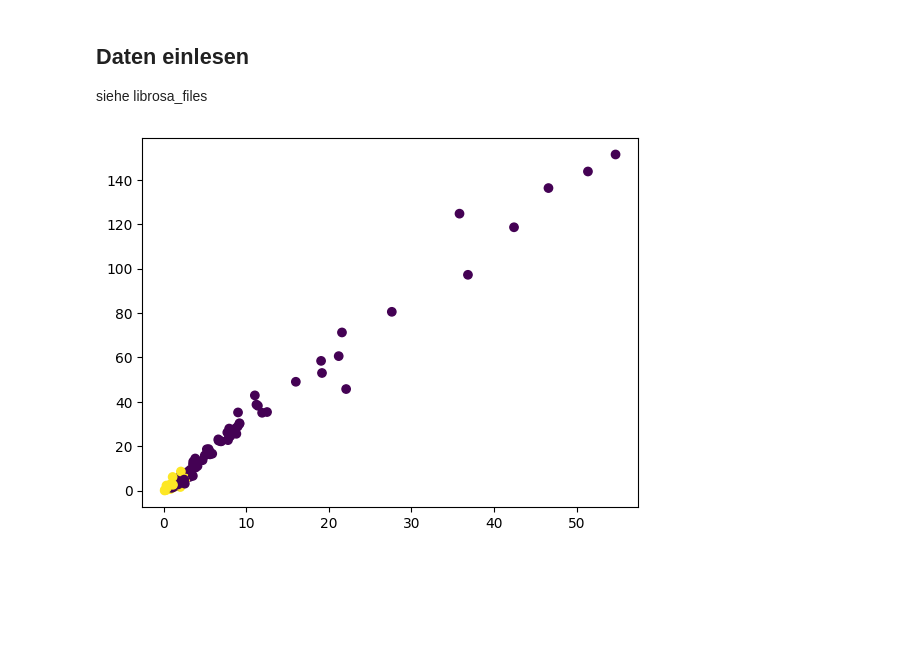
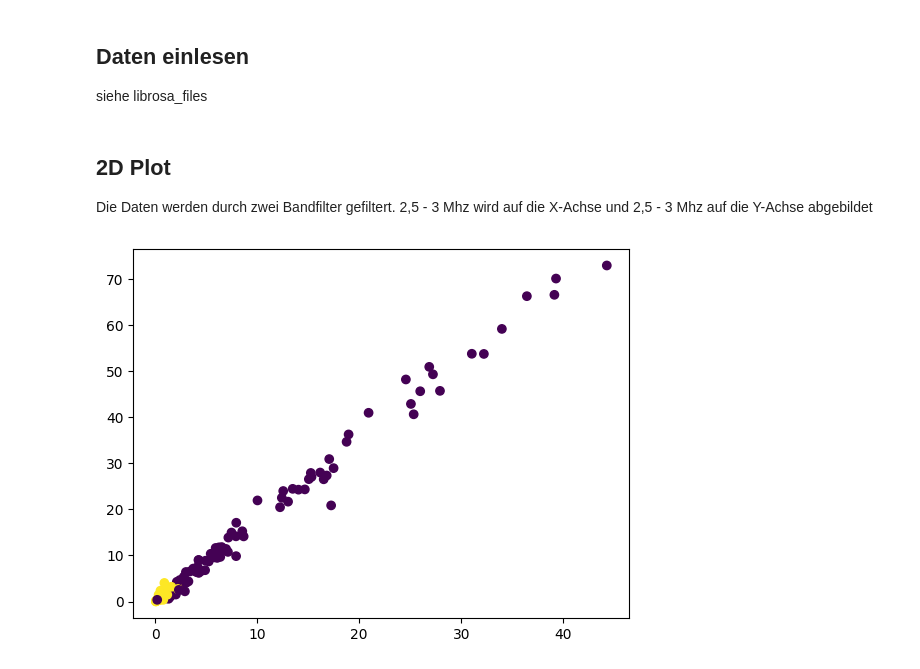
Before and after one commit to 24-mus-whistle/24-mus-whistle, a Jupyter notebook: src/research/first_classification.ipynb, the cells around one changed output. Saved outputs shown, nothing was run; the diff lists cells and outputs as text; code cells hidden in the pictures; blank space fills up the shorter version.

```diff
--- a/src/research/first_classification.ipynb
+++ b/src/research/first_classification.ipynb
@@ -30,7 +30,7 @@ data_file_paths = list(data_file_paths)
 feature_matrix = []
 labels = []
 
-max_iter = 10
+max_iter = 25
 
 for file in data_file_paths[:max_iter]:
     base = os.path.splitext(file)[0]
@@ -58,16 +58,24 @@ for file in data_file_paths[:max_iter]:
 
             feature_matrix.append([fft(waveform), fftfreq(waveform.size, 1/sample_rate)])
             labels.append(-1 if (row['label'] == 'No_Whistle') else 1)
+# %% [markdown]
+## 2D Plot
+
+Die Daten werden durch zwei Bandfilter gefiltert. 2,5 - 3 Mhz wird auf die X-Achse und 2,5 - 3 Mhz auf die Y-Achse abgebildet
 # %%
 xs = []
-for feature in feature_matrix:
-    xs.append([np.average(np.abs(feature[0][x])) for x in np.where((feature[1] >= 20) & (feature[1] <= 30))])
+ys = []
+l = []
+for feature, label in zip(feature_matrix, labels):
+    filter_1 = np.average([np.abs(feature[0][x]) for x in np.where((feature[1] >= 20) & (feature[1] <= 25))])
+    filter_2 = np.average([np.abs(feature[0][x]) for x in np.where((feature[1] >= 25) & (feature[1] <= 30))])
 
-ys = []
-for feature in feature_matrix:
-    ys.append([np.average(np.abs(feature[0][x])) for x in np.where((feature[1] >= 30) & (feature[1] <= 40))])
+    if ~np.isnan(filter_1) and ~np.isnan(filter_2):
+        xs.append(filter_1)
+        ys.append(filter_2)
+        l.append(label)
 
-plt.scatter(xs,ys,c=labels)
+plt.scatter(xs,ys,c=l)
 plt.show()
 # %% [output]
-[figure, old version]
+[figure, new version]
```
Also changed, not shown: parts of 11 cells of this notebook.
